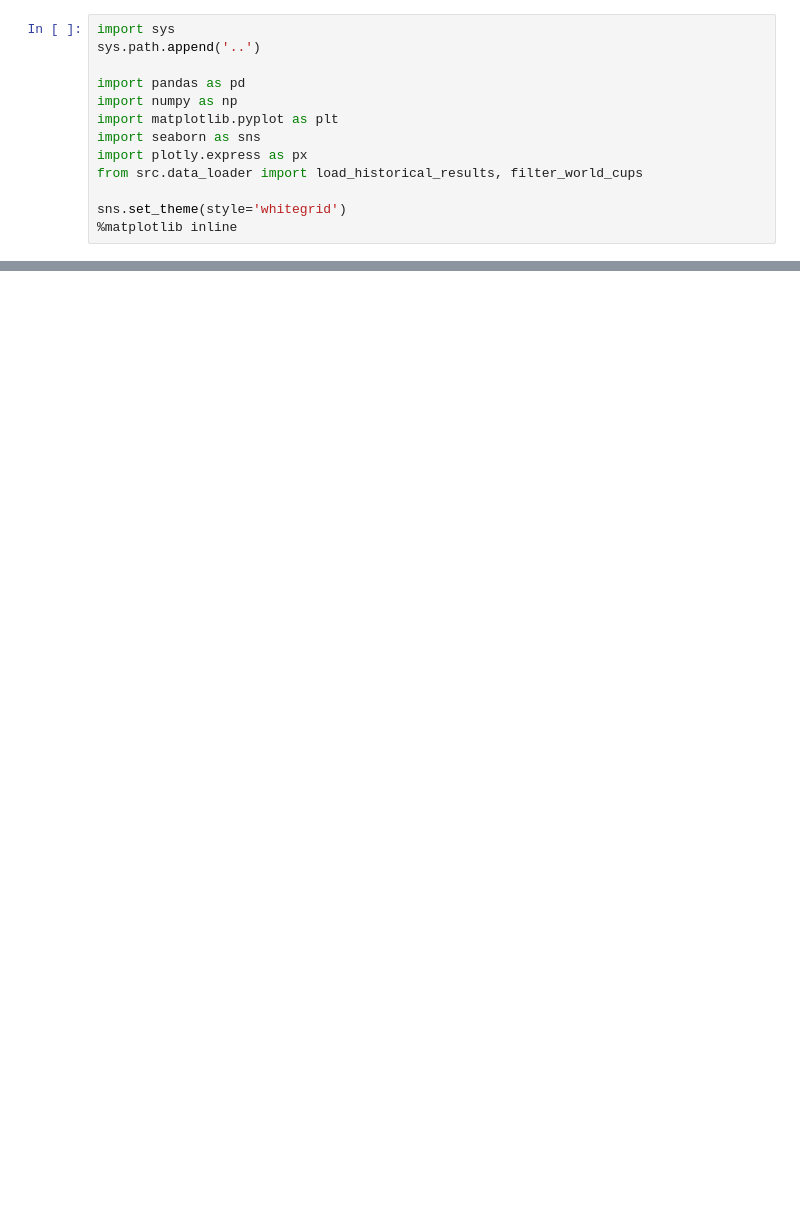
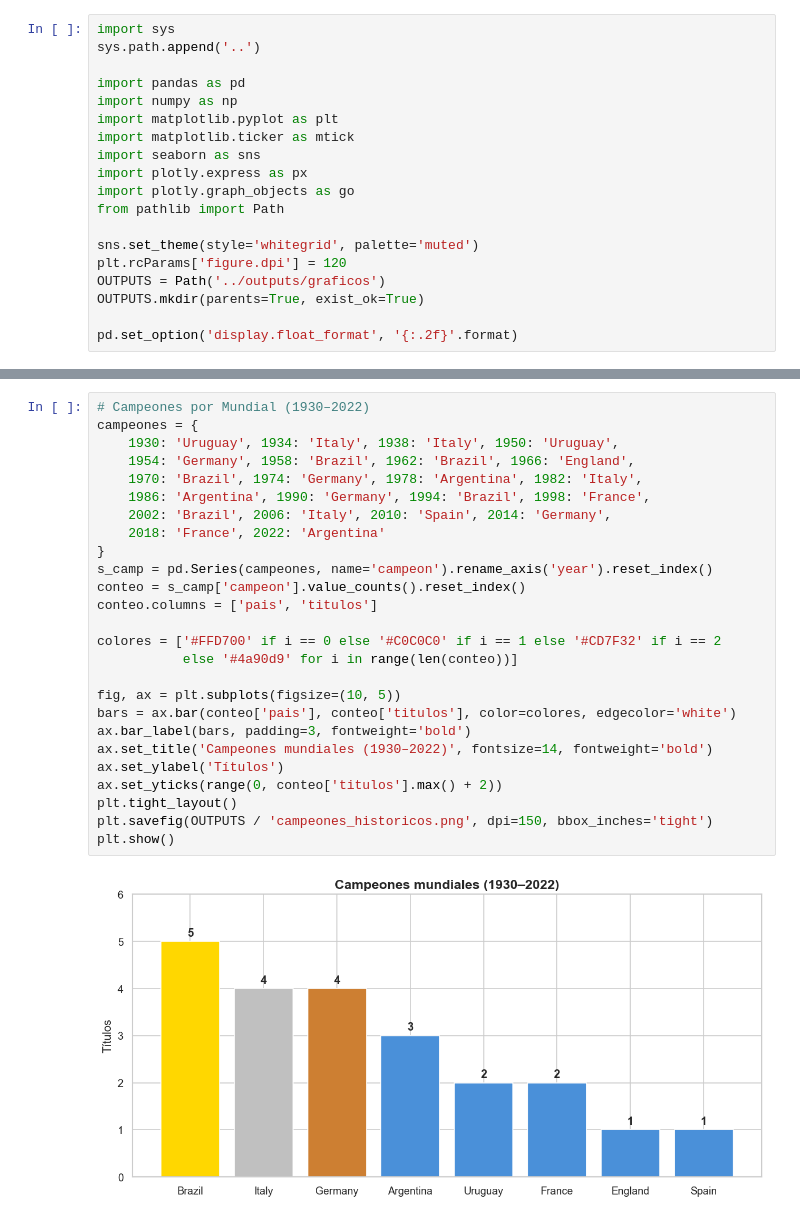
Before and after one commit to BrunoGazzo96/mundial2026-predictor, a Jupyter notebook: notebooks/01_eda.ipynb, the cells around one changed output, grey strips where cells are left out. Drawn from its saved outputs; the diff is of its cells as text; blank space fills up the shorter version.

```diff
--- a/notebooks/01_eda.ipynb
+++ b/notebooks/01_eda.ipynb
@@ -16,10 +11,16 @@ sys.path.append('..')
 import pandas as pd
 import numpy as np
 import matplotlib.pyplot as plt
+import matplotlib.ticker as mtick
 import seaborn as sns
 import plotly.express as px
-from src.data_loader import load_historical_results, filter_world_cups
+import plotly.graph_objects as go
+from pathlib import Path
 
-sns.set_theme(style='whitegrid')
-%matplotlib inline
+sns.set_theme(style='whitegrid', palette='muted')
+plt.rcParams['figure.dpi'] = 120
+OUTPUTS = Path('../outputs/graficos')
+OUTPUTS.mkdir(parents=True, exist_ok=True)
+
+pd.set_option('display.float_format', '{:.2f}'.format)
 # %% [markdown]
@@ -71,0 +164,28 @@ _Completar con los datos de mundiales por confederación._
+# %%
+# Campeones por Mundial (1930–2022)
+campeones = {
+    1930: 'Uruguay', 1934: 'Italy', 1938: 'Italy', 1950: 'Uruguay',
+    1954: 'Germany', 1958: 'Brazil', 1962: 'Brazil', 1966: 'England',
+    1970: 'Brazil', 1974: 'Germany', 1978: 'Argentina', 1982: 'Italy',
+    1986: 'Argentina', 1990: 'Germany', 1994: 'Brazil', 1998: 'France',
+    2002: 'Brazil', 2006: 'Italy', 2010: 'Spain', 2014: 'Germany',
+    2018: 'France', 2022: 'Argentina'
+}
+s_camp = pd.Series(campeones, name='campeon').rename_axis('year').reset_index()
+conteo = s_camp['campeon'].value_counts().reset_index()
+conteo.columns = ['pais', 'titulos']
+
+colores = ['#FFD700' if i == 0 else '#C0C0C0' if i == 1 else '#CD7F32' if i == 2
+           else '#4a90d9' for i in range(len(conteo))]
+
+fig, ax = plt.subplots(figsize=(10, 5))
+bars = ax.bar(conteo['pais'], conteo['titulos'], color=colores, edgecolor='white')
+ax.bar_label(bars, padding=3, fontweight='bold')
+ax.set_title('Campeones mundiales (1930–2022)', fontsize=14, fontweight='bold')
+ax.set_ylabel('Títulos')
+ax.set_yticks(range(0, conteo['titulos'].max() + 2))
+plt.tight_layout()
+plt.savefig(OUTPUTS / 'campeones_historicos.png', dpi=150, bbox_inches='tight')
+plt.show()
+# %% [output]
+[figure, added]
```
Also changed, not shown: parts of 31 cells of this notebook, 8 other files.
